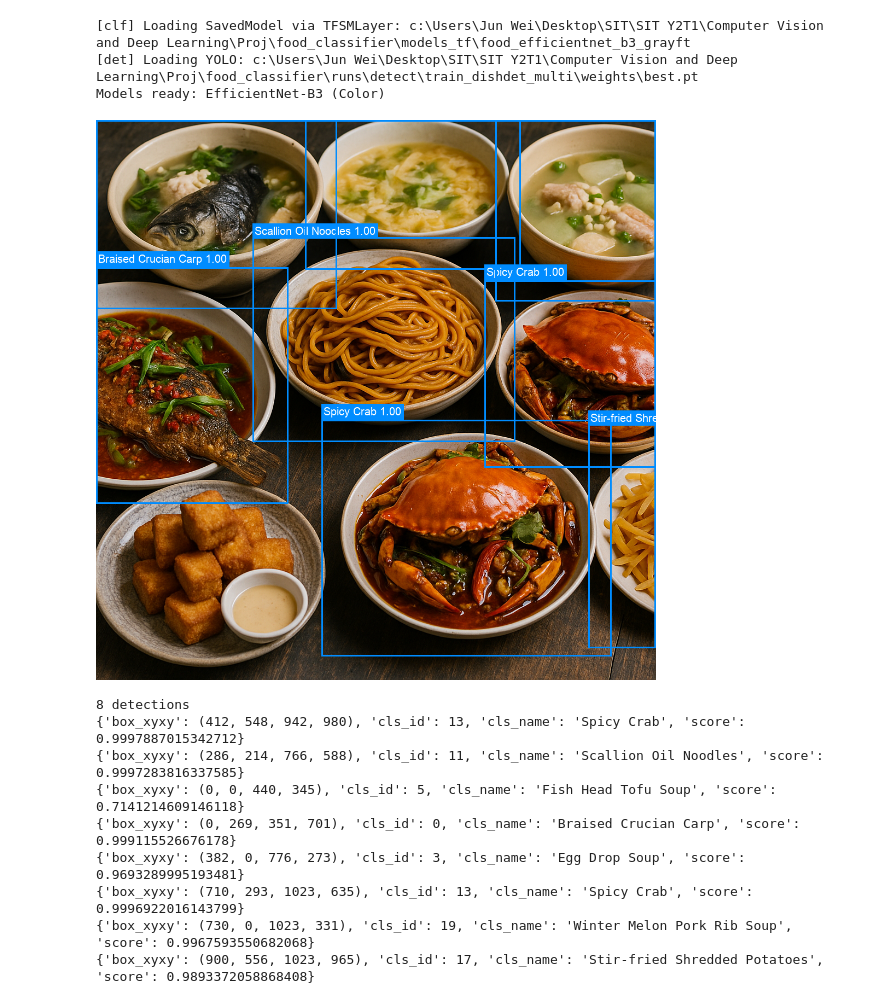
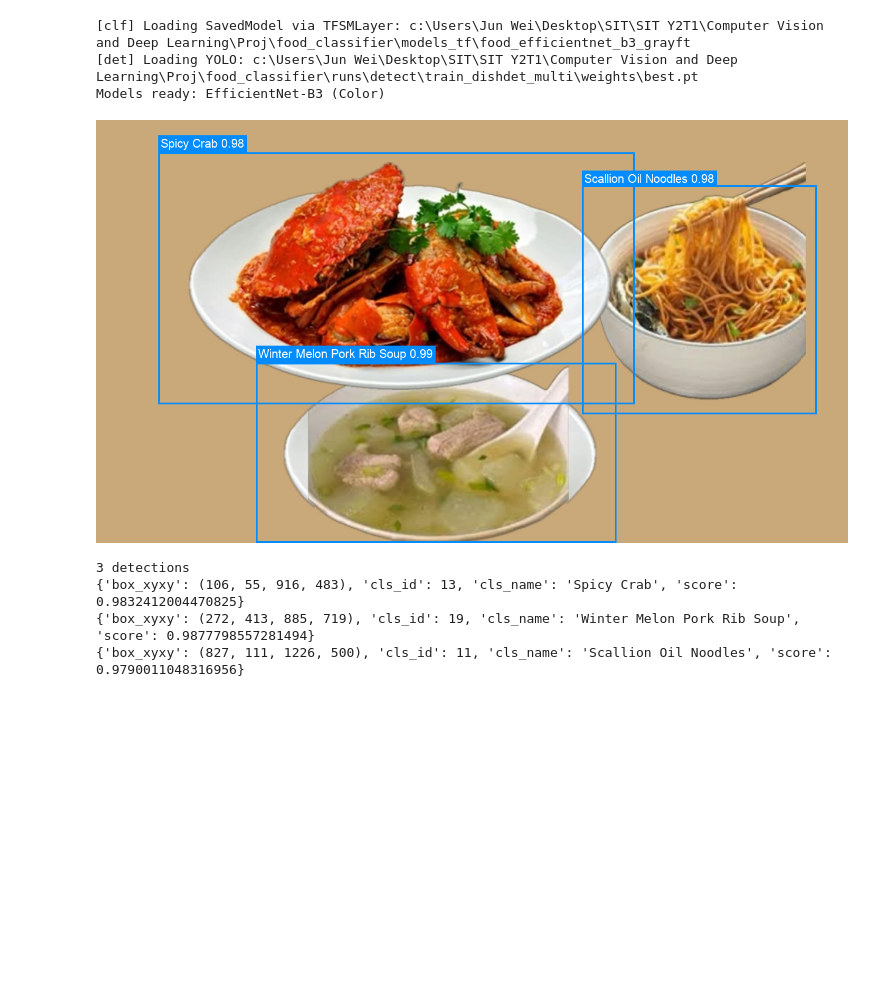
Before and after one commit to Denzeltan02/food_classifier, a Jupyter notebook: food_detection.ipynb, the cells around one changed output. Saved outputs shown, nothing was run; the diff lists cells and outputs as text; code cells hidden in the pictures; blank space fills up the shorter version.

```diff
--- a/food_detection.ipynb
+++ b/food_detection.ipynb
@@ -332,20 +334,15 @@ def detect_and_classify(image_path, min_box_area=4000, keep_topk=20):
     return detections, pil
 # %%
 # Single image
-TEST_IMAGE = "data_clean/prediction/detection/Image2.png"
+TEST_IMAGE = "data_clean/prediction/detection/test1.jpg"
 dets, vis = detect_and_classify(TEST_IMAGE, min_box_area=3000)
 display(vis)
 print(f"{len(dets)} detections")
 for d in dets:
     print(d)
 # %% [output]
-[figure, old version]
+[figure, new version]
-8 detections
-{'box_xyxy': (412, 548, 942, 980), 'cls_id': 13, 'cls_name': 'Spicy Crab', 'score': 0.9997887015342712}
-{'box_xyxy': (286, 214, 766, 588), 'cls_id': 11, 'cls_name': 'Scallion Oil Noodles', 'score': 0.9997283816337585}
-{'box_xyxy': (0, 0, 440, 345), 'cls_id': 5, 'cls_name': 'Fish Head Tofu Soup', 'score': 0.7141214609146118}
-{'box_xyxy': (0, 269, 351, 701), 'cls_id': 0, 'cls_name': 'Braised Crucian Carp', 'score': 0.999115526676178}
-{'box_xyxy': (382, 0, 776, 273), 'cls_id': 3, 'cls_name': 'Egg Drop Soup', 'score': 0.9693289995193481}
-{'box_xyxy': (710, 293, 1023, 635), 'cls_id': 13, 'cls_name': 'Spicy Crab', 'score': 0.9996922016143799}
-{'box_xyxy': (730, 0, 1023, 331), 'cls_id': 19, 'cls_name': 'Winter Melon Pork Rib Soup', 'score': 0.9967593550682068}
-{'box_xyxy': (900, 556, 1023, 965), 'cls_id': 17, 'cls_name': 'Stir-fried Shredded Potatoes', 'score': 0.9893372058868408}
+3 detections
+{'box_xyxy': (106, 55, 916, 483), 'cls_id': 13, 'cls_name': 'Spicy Crab', 'score': 0.9832412004470825}
+{'box_xyxy': (272, 413, 885, 719), 'cls_id': 19, 'cls_name': 'Winter Melon Pork Rib Soup', 'score': 0.9877798557281494}
+{'box_xyxy': (827, 111, 1226, 500), 'cls_id': 11, 'cls_name': 'Scallion Oil Noodles', 'score': 0.9790011048316956}
```
Also changed, not shown: parts of 3 cells of this notebook, 8 other files.
